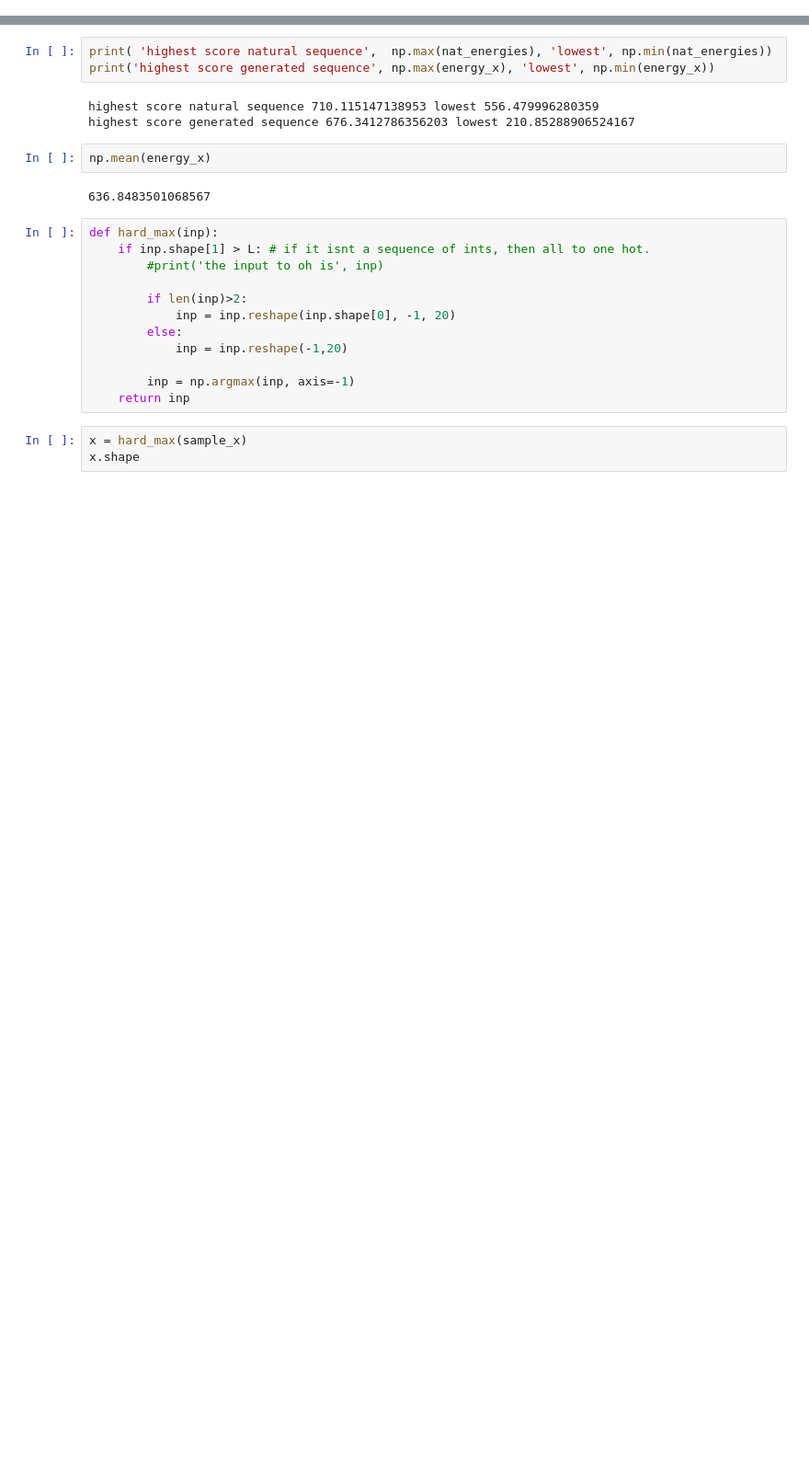
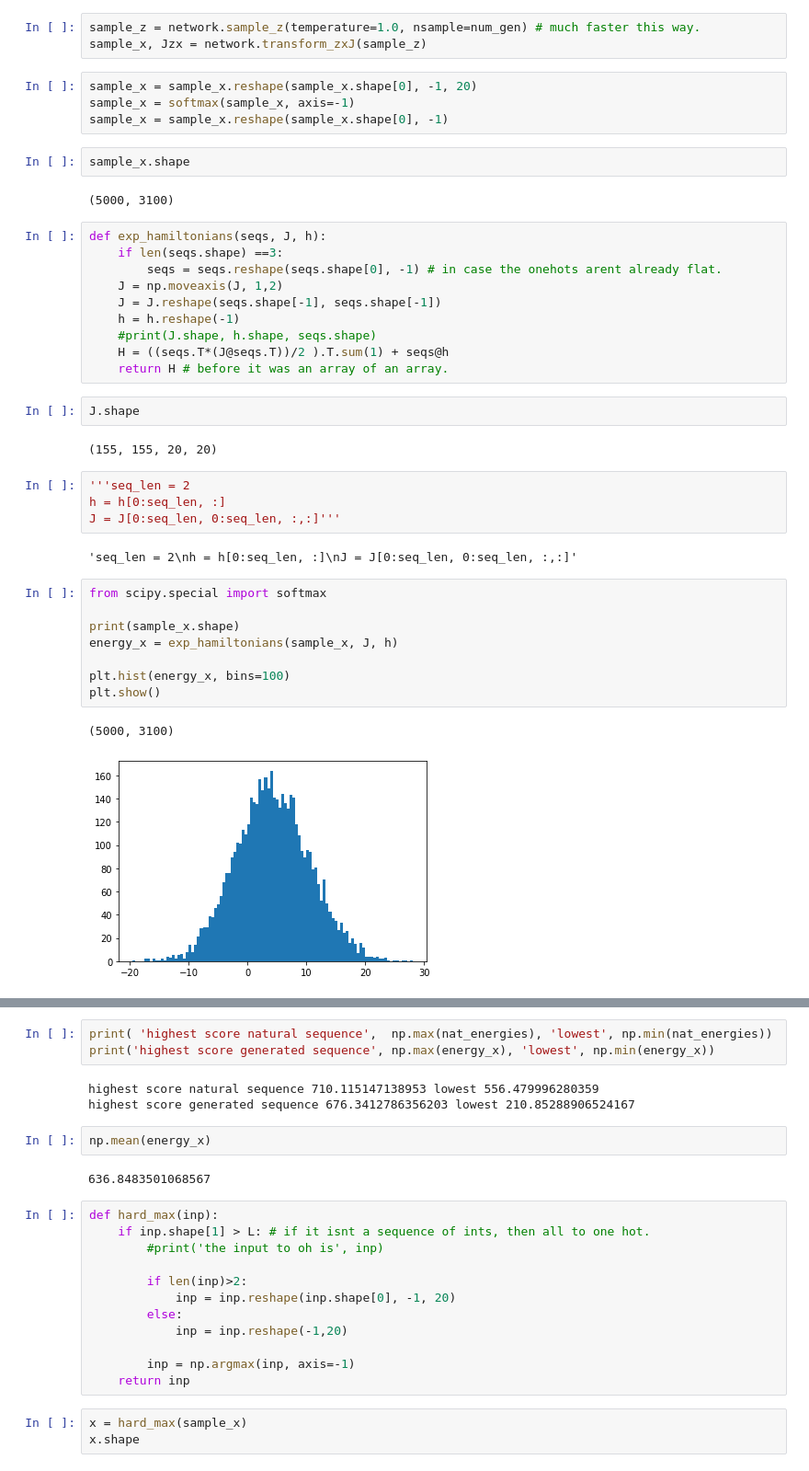
Before and after one commit to TrentBrick/learning-protein-landscapes, a Jupyter notebook: notebooks/InvestigateTrainedModel.ipynb, the cells around one changed output, grey strips where cells are left out. Shown: that part at 92% size. Saved outputs shown, nothing was run; the diff lists cells and outputs as text; blank space fills up the shorter version.

```diff
--- a/notebooks/InvestigateTrainedModel.ipynb
+++ b/notebooks/InvestigateTrainedModel.ipynb
@@ -144,0 +150,42 @@ array([0., 0., 0., 0., 0., 0., 0., 0., 0., 0., 0., 0., 0., 0., 0., 0., 0.,
+# %%
+sample_z = network.sample_z(temperature=1.0, nsample=num_gen) # much faster this way.
+sample_x, Jzx = network.transform_zxJ(sample_z)
+# %%
+sample_x = sample_x.reshape(sample_x.shape[0], -1, 20)
+sample_x = softmax(sample_x, axis=-1)
+sample_x = sample_x.reshape(sample_x.shape[0], -1)
+# %%
+sample_x.shape
+# %% [output]
+(5000, 3100)
+# %%
+def exp_hamiltonians(seqs, J, h):
+    if len(seqs.shape) ==3:
+        seqs = seqs.reshape(seqs.shape[0], -1) # in case the onehots arent already flat.
+    J = np.moveaxis(J, 1,2)
+    J = J.reshape(seqs.shape[-1], seqs.shape[-1])
+    h = h.reshape(-1)
+    #print(J.shape, h.shape, seqs.shape)
+    H = ((seqs.T*(J@seqs.T))/2 ).T.sum(1) + seqs@h
+    return H # before it was an array of an array.
+# %%
+J.shape
+# %% [output]
+(155, 155, 20, 20)
+# %%
+'''seq_len = 2
+h = h[0:seq_len, :]
+J = J[0:seq_len, 0:seq_len, :,:]'''
+# %% [output]
+'seq_len = 2\nh = h[0:seq_len, :]\nJ = J[0:seq_len, 0:seq_len, :,:]'
+# %%
+from scipy.special import softmax
+
+print(sample_x.shape)
+energy_x = exp_hamiltonians(sample_x, J, h)
+
+plt.hist(energy_x, bins=100)
+plt.show()
+# %% [output]
+(5000, 3100)
+[figure, added]
```
Also changed, not shown: parts of 20 cells of this notebook, 7 other files.
